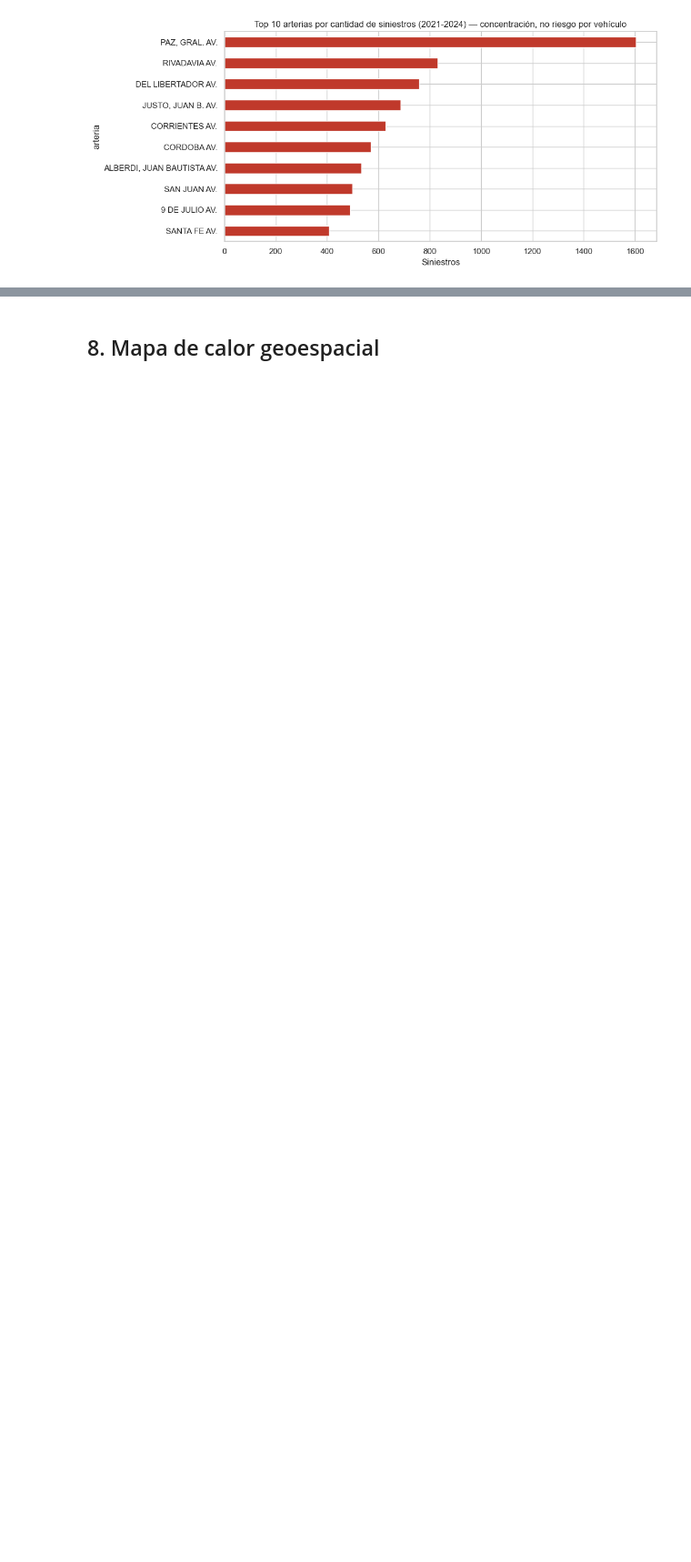
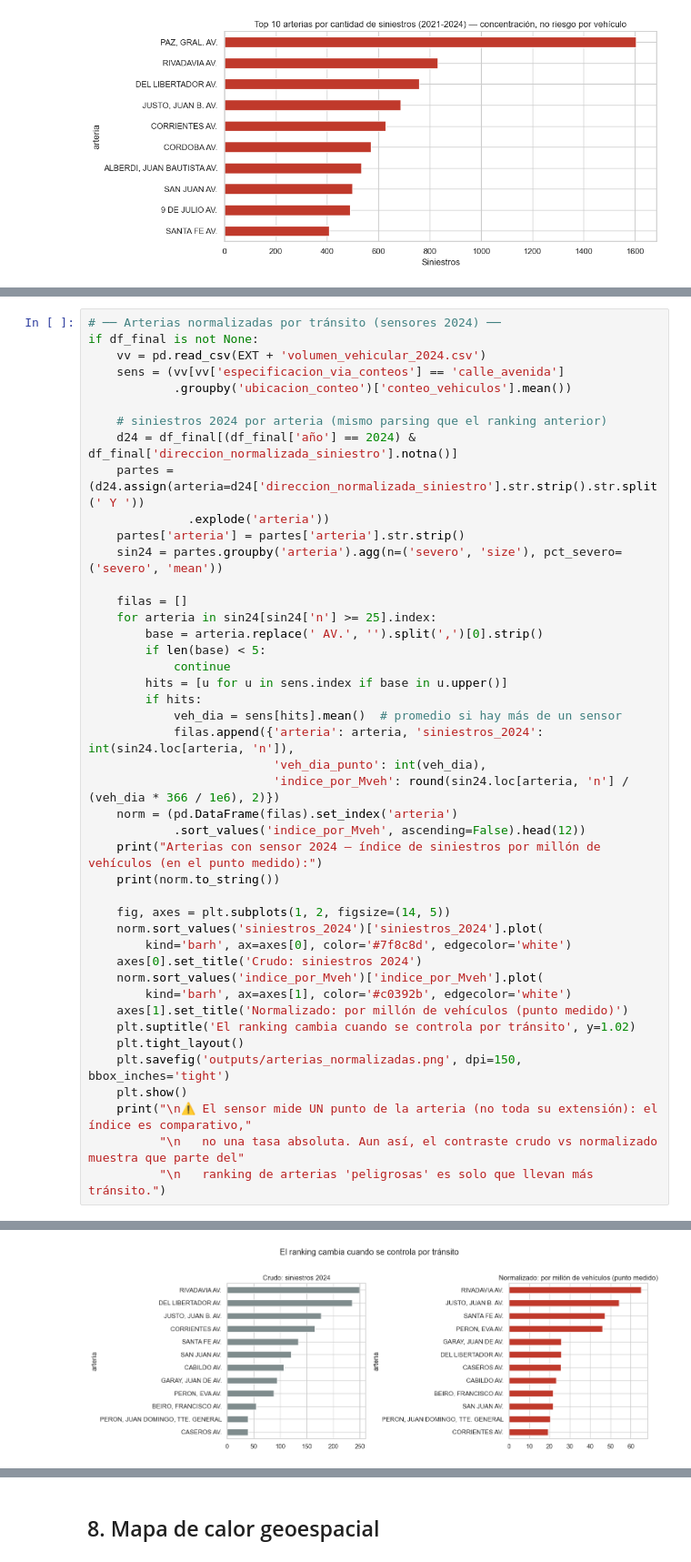
Before and after one commit to valenmendez01/TPO-CienciaDeDatos, a Jupyter notebook: siniestros_viales_pipeline.ipynb, the cells around one changed output, grey strips where cells are left out. Shown at 91% size. Drawn from its saved outputs; the diff is of its cells as text; blank space fills up the shorter version.

```diff
--- a/siniestros_viales_pipeline.ipynb
+++ b/siniestros_viales_pipeline.ipynb
@@ -1591,0 +1727,45 @@ SANTA FE AV.                 407         7.9
+# %%
+# ── Arterias normalizadas por tránsito (sensores 2024) ──
+if df_final is not None:
+    vv = pd.read_csv(EXT + 'volumen_vehicular_2024.csv')
+    sens = (vv[vv['especificacion_via_conteos'] == 'calle_avenida']
+            .groupby('ubicacion_conteo')['conteo_vehiculos'].mean())
+
+    # siniestros 2024 por arteria (mismo parsing que el ranking anterior)
+    d24 = df_final[(df_final['año'] == 2024) & df_final['direccion_normalizada_siniestro'].notna()]
+    partes = (d24.assign(arteria=d24['direccion_normalizada_siniestro'].str.strip().str.split(' Y '))
+              .explode('arteria'))
+    partes['arteria'] = partes['arteria'].str.strip()
+    sin24 = partes.groupby('arteria').agg(n=('severo', 'size'), pct_severo=('severo', 'mean'))
+
+    filas = []
+    for arteria in sin24[sin24['n'] >= 25].index:
+        base = arteria.replace(' AV.', '').split(',')[0].strip()
+        if len(base) < 5:
+            continue
+        hits = [u for u in sens.index if base in u.upper()]
+        if hits:
+            veh_dia = sens[hits].mean()  # promedio si hay más de un sensor
+            filas.append({'arteria': arteria, 'siniestros_2024': int(sin24.loc[arteria, 'n']),
+                          'veh_dia_punto': int(veh_dia),
+                          'indice_por_Mveh': round(sin24.loc[arteria, 'n'] / (veh_dia * 366 / 1e6), 2)})
+    norm = (pd.DataFrame(filas).set_index('arteria')
+            .sort_values('indice_por_Mveh', ascending=False).head(12))
+    print("Arterias con sensor 2024 — índice de siniestros por millón de vehículos (en el punto medido):")
+    print(norm.to_string())
+
+    fig, axes = plt.subplots(1, 2, figsize=(14, 5))
+    norm.sort_values('siniestros_2024')['siniestros_2024'].plot(
+        kind='barh', ax=axes[0], color='#7f8c8d', edgecolor='white')
+    axes[0].set_title('Crudo: siniestros 2024')
+    norm.sort_values('indice_por_Mveh')['indice_por_Mveh'].plot(
+        kind='barh', ax=axes[1], color='#c0392b', edgecolor='white')
+    axes[1].set_title('Normalizado: por millón de vehículos (punto medido)')
+    plt.suptitle('El ranking cambia cuando se controla por tránsito', y=1.02)
+    plt.tight_layout()
+    plt.savefig('outputs/arterias_normalizadas.png', dpi=150, bbox_inches='tight')
+    plt.show()
+    print("\n⚠️ El sensor mide UN punto de la arteria (no toda su extensión): el índice es comparativo,"
+          "\n   no una tasa absoluta. Aun así, el contraste crudo vs normalizado muestra que parte del"
+          "\n   ranking de arterias 'peligrosas' es solo que llevan más tránsito.")
+# %% [output]
@@ -1591,0 +1787 @@ SANTA FE AV.                 407         7.9
+[figure, added]
```
Also changed, not shown: parts of 10 cells of this notebook, 7 other files.
